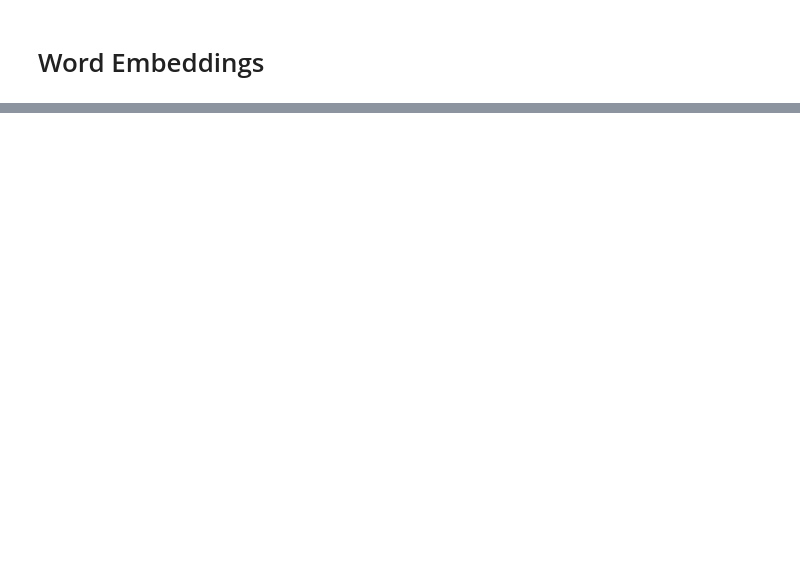
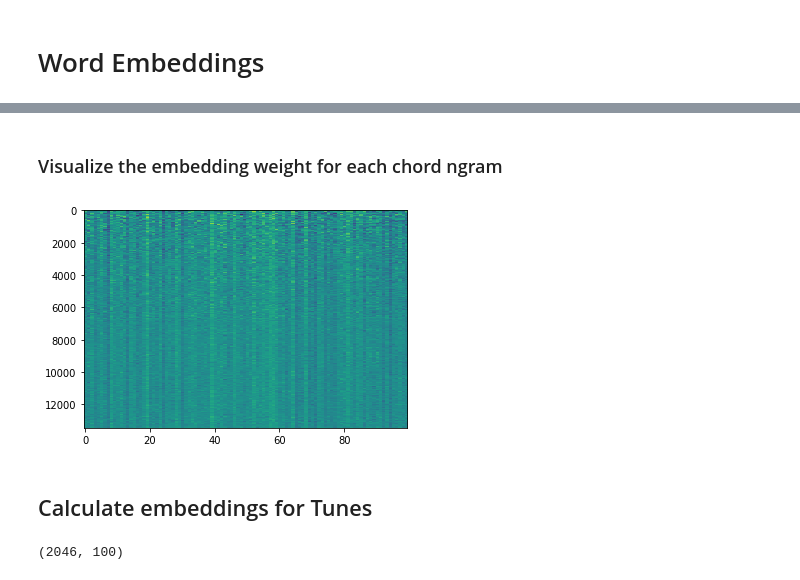
Before and after one commit to 11doris/jazz-tunes-similarity, a Jupyter notebook: embeddings.ipynb, the cells around one changed output, grey strips where cells are left out. Saved outputs shown, nothing was run; the diff lists cells and outputs as text; code cells hidden in the pictures; blank space fills up the shorter version.

Commit message:
Convert to ngrams, calculate embeddings and resulting embeddings for tunes, plot using tsne.

```diff
--- a/embeddings.ipynb
+++ b/embeddings.ipynb
@@ -115,0 +138,2 @@ assert len(data) == len(titles)
+# %%
+data_ngrams = list_to_ngrams(data, 3)
@@ -117,9 +174,13 @@ assert len(data) == len(titles)
 # Word Embeddings
 # %%
 from gensim.models import word2vec
+# %%
+train_data = data_ngrams
+EMBED_SIZE = 100
 # %%
 # train model
-model = gensim.models.Word2Vec(data,
+model = gensim.models.Word2Vec(train_data,
+                               vector_size=EMBED_SIZE,
                                min_count=1,
                                sample=0.1,
                                sg=1,
@@ -187,0 +216,2 @@ tsne_plot(model)
+# %%
+weights = model.syn1neg
@@ -187,0 +231,10 @@ tsne_plot(model)
+# %% [markdown]
+### Visualize the embedding weight for each chord ngram
+# %%
+fig = plt.figure()
+ax = fig.add_subplot(111)
+
+ax.imshow(weights, interpolation='nearest')
+ax.set_aspect(0.005)
+# %% [output]
+[figure, added]
@@ -187,0 +244,2 @@ tsne_plot(model)
+# %% [markdown]
+## Calculate embeddings for Tunes
@@ -187,0 +285,4 @@ tsne_plot(model)
+# %%
+df_features.shape
+# %% [output]
+(2046, 100)
```
Also changed, not shown: parts of 37 cells of this notebook.
